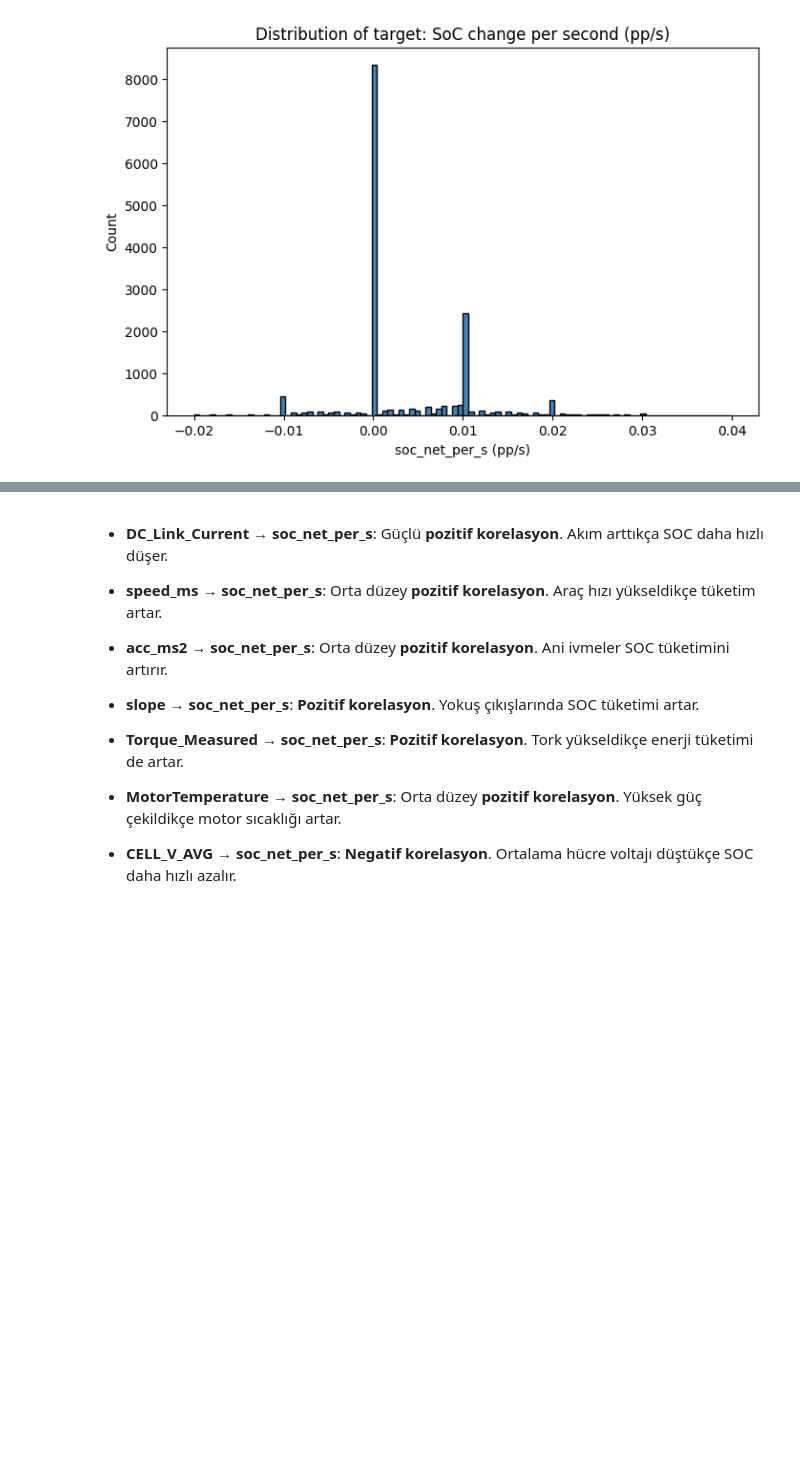
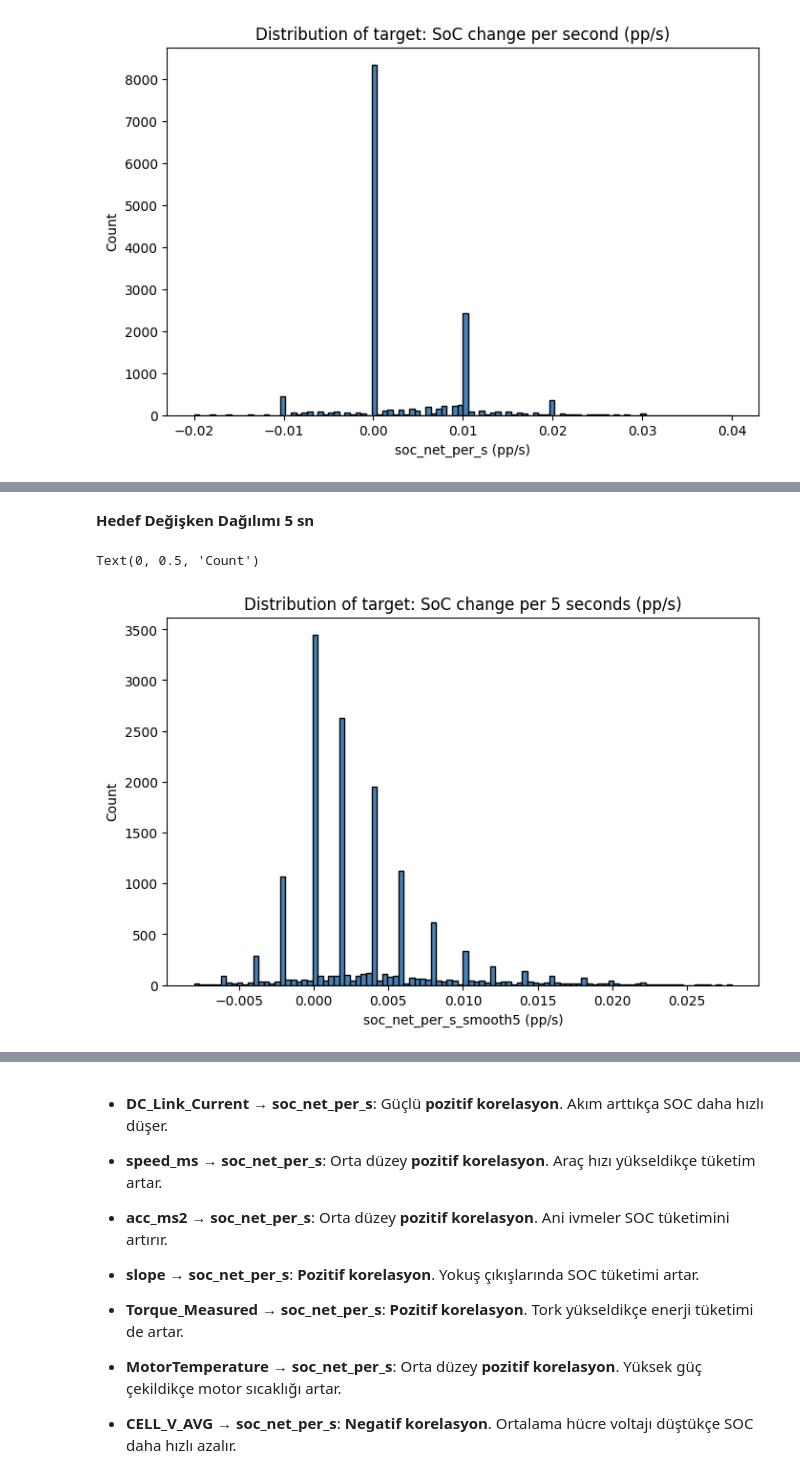
Before and after one commit to gmzdag/ev-energy-prediction, a Jupyter notebook: notebooks/ev_enerji_tuketimi_EDA.ipynb, the cells around one changed output, grey strips where cells are left out. Saved outputs shown, nothing was run; the diff lists cells and outputs as text; code cells hidden in the pictures; blank space fills up the shorter version.

```diff
--- a/notebooks/ev_enerji_tuketimi_EDA.ipynb
+++ b/notebooks/ev_enerji_tuketimi_EDA.ipynb
@@ -261,0 +288,11 @@ Text(0, 0.5, 'Count')
+# %% [markdown]
+**Hedef Değişken Dağılımı 5 sn**
+# %%
+plt.figure(figsize=(8,5))
+plt.hist(df["soc_net_per_s_smooth5"].dropna(), bins=100, color="steelblue", edgecolor="black")
+plt.title("Distribution of target: SoC change per 5 seconds (pp/s)")
+plt.xlabel("soc_net_per_s_smooth5 (pp/s)")
+plt.ylabel("Count")
+# %% [output]
+Text(0, 0.5, 'Count')
+[figure, added]
```
Also changed, not shown: parts of 26 cells of this notebook, 1 other file.
